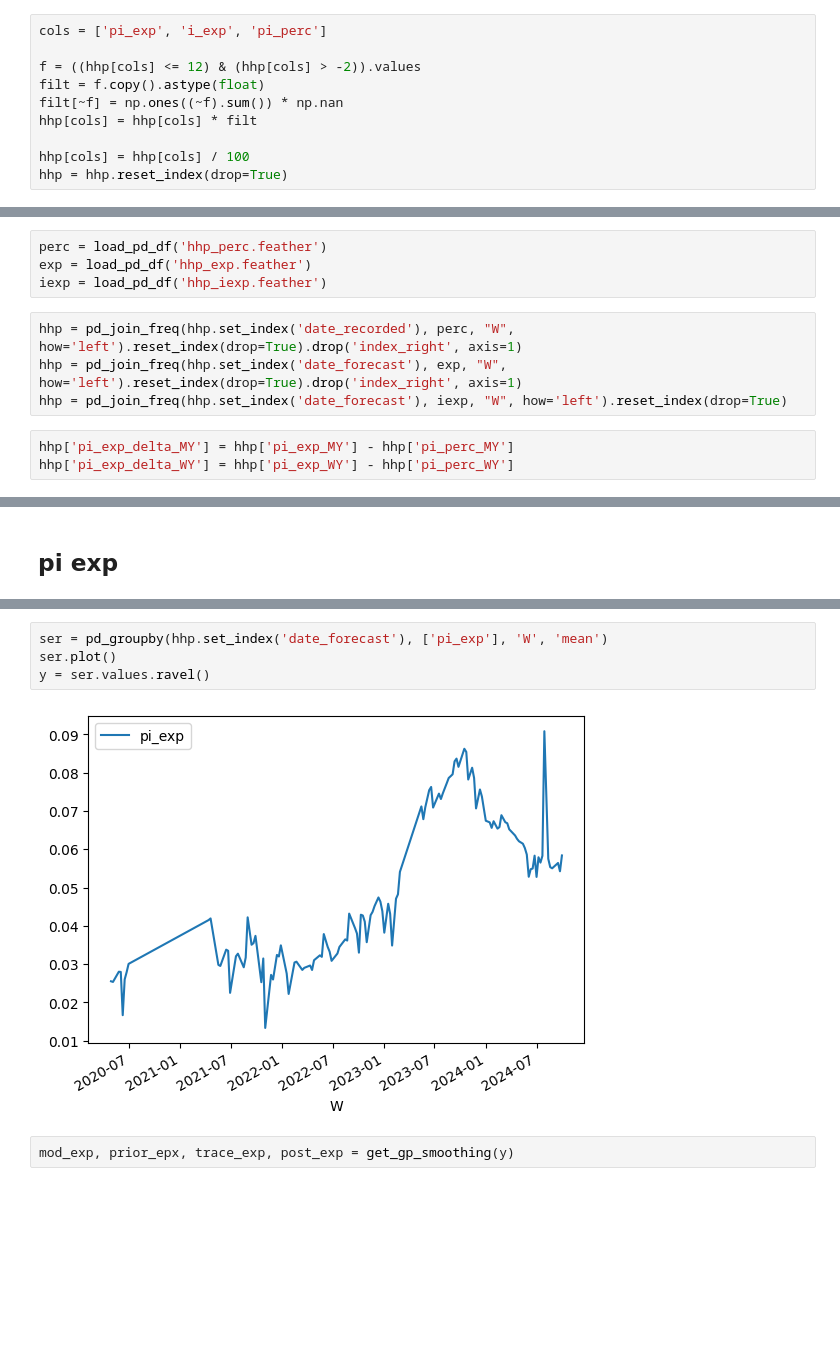
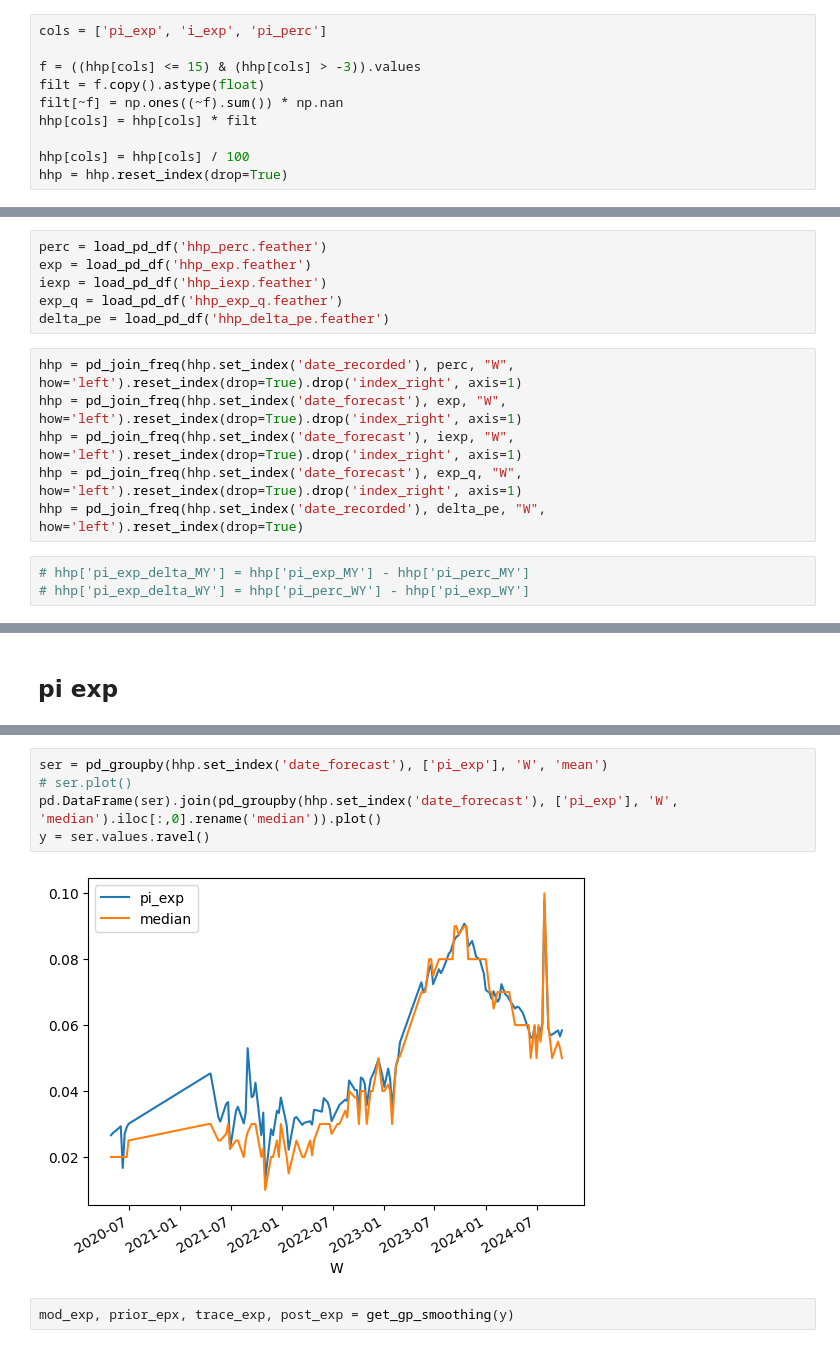
Before and after one commit to lukasgrahl/memoire2, a Jupyter notebook: notebooks/01-prep_hpp.ipynb, the cells around one changed output, grey strips where cells are left out. Saved outputs shown, nothing was run; the diff lists cells and outputs as text; blank space fills up the shorter version.

```diff
--- a/notebooks/01-prep_hpp.ipynb
+++ b/notebooks/01-prep_hpp.ipynb
@@ -22,7 +22,7 @@ hhp = load_pd_df('hhp.feather')
 # %%
 cols = ['pi_exp', 'i_exp', 'pi_perc']
 
-f = ((hhp[cols] <= 12) & (hhp[cols] > -2)).values
+f = ((hhp[cols] <= 15) & (hhp[cols] > -3)).values
 filt = f.copy().astype(float)
 filt[~f] = np.ones((~f).sum()) * np.nan
 hhp[cols] = hhp[cols] * filt
@@ -38,13 +38,17 @@ inlf = infl.drop(['cpi_DE', 'cpi_FR', 'is_train'], axis=1)
 perc = load_pd_df('hhp_perc.feather')
 exp = load_pd_df('hhp_exp.feather')
 iexp = load_pd_df('hhp_iexp.feather')
+exp_q = load_pd_df('hhp_exp_q.feather')
+delta_pe = load_pd_df('hhp_delta_pe.feather')
 # %%
 hhp = pd_join_freq(hhp.set_index('date_recorded'), perc, "W", how='left').reset_index(drop=True).drop('index_right', axis=1)
 hhp = pd_join_freq(hhp.set_index('date_forecast'), exp, "W", how='left').reset_index(drop=True).drop('index_right', axis=1)
-hhp = pd_join_freq(hhp.set_index('date_forecast'), iexp, "W", how='left').reset_index(drop=True)
+hhp = pd_join_freq(hhp.set_index('date_forecast'), iexp, "W", how='left').reset_index(drop=True).drop('index_right', axis=1)
+hhp = pd_join_freq(hhp.set_index('date_forecast'), exp_q, "W", how='left').reset_index(drop=True).drop('index_right', axis=1)
+hhp = pd_join_freq(hhp.set_index('date_recorded'), delta_pe, "W", how='left').reset_index(drop=True)
 # %%
-hhp['pi_exp_delta_MY'] = hhp['pi_exp_MY'] - hhp['pi_perc_MY']
-hhp['pi_exp_delta_WY'] = hhp['pi_exp_WY'] - hhp['pi_perc_WY']
+# hhp['pi_exp_delta_MY'] = hhp['pi_exp_MY'] - hhp['pi_perc_MY']
+# hhp['pi_exp_delta_WY'] = hhp['pi_perc_WY'] - hhp['pi_exp_WY']
 # %%
 save_pd_df(hhp, 'hhp_processed.feather')
 # %% [markdown]
@@ -117,9 +123,10 @@ iexp = pd.DataFrame(
 # %%
 ser = pd_groupby(hhp.set_index('date_forecast'), ['pi_exp'], 'W', 'mean')
-ser.plot()
+# ser.plot()
+pd.DataFrame(ser).join(pd_groupby(hhp.set_index('date_forecast'), ['pi_exp'], 'W', 'median').iloc[:,0].rename('median')).plot()
 y = ser.values.ravel()
 # %% [output]
-[figure, old version]
+[figure, new version]
 # %%
 mod_exp, prior_epx, trace_exp, post_exp = get_gp_smoothing(y)
 # %% [output]
```
Also changed, not shown: parts of 24 cells of this notebook, 12 other files.
